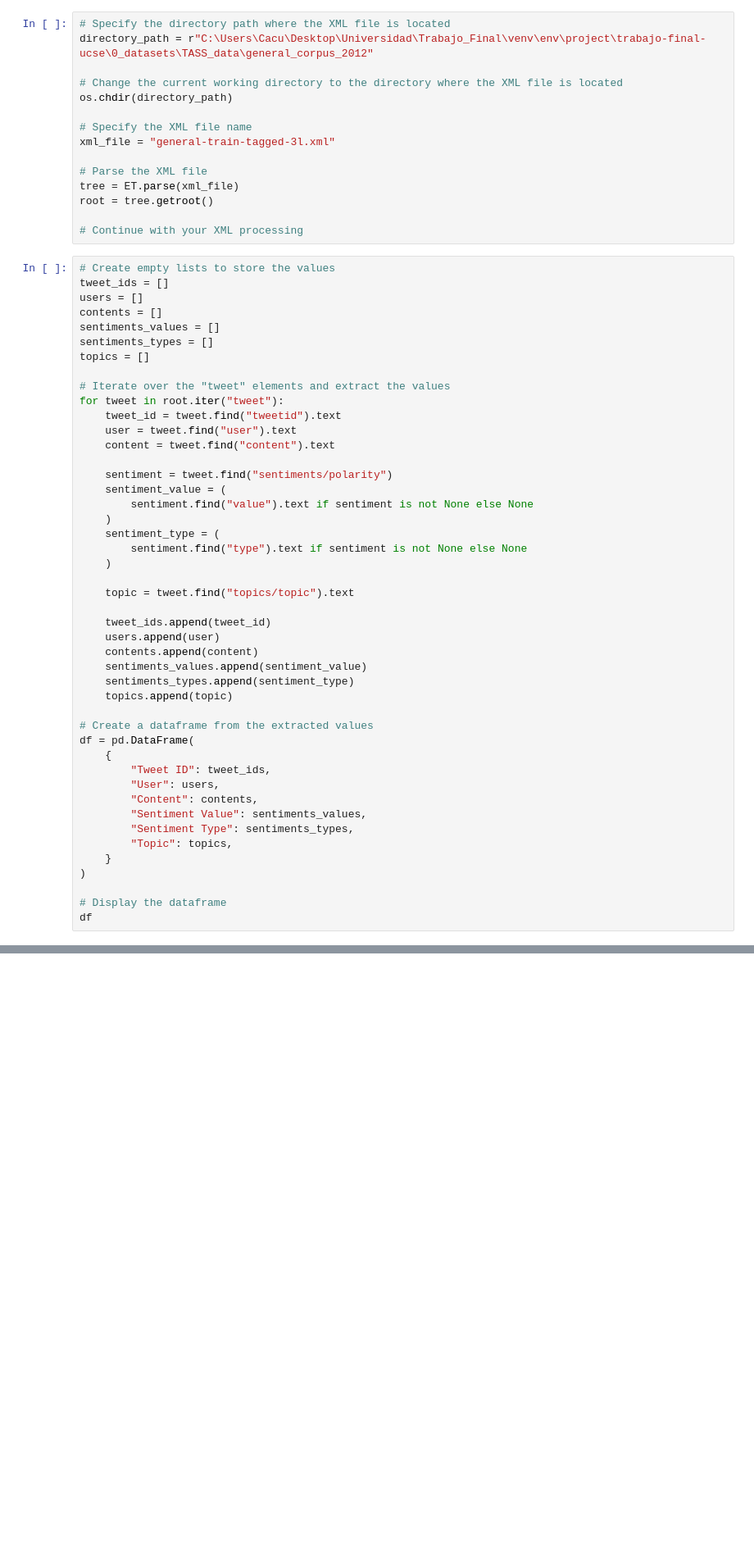
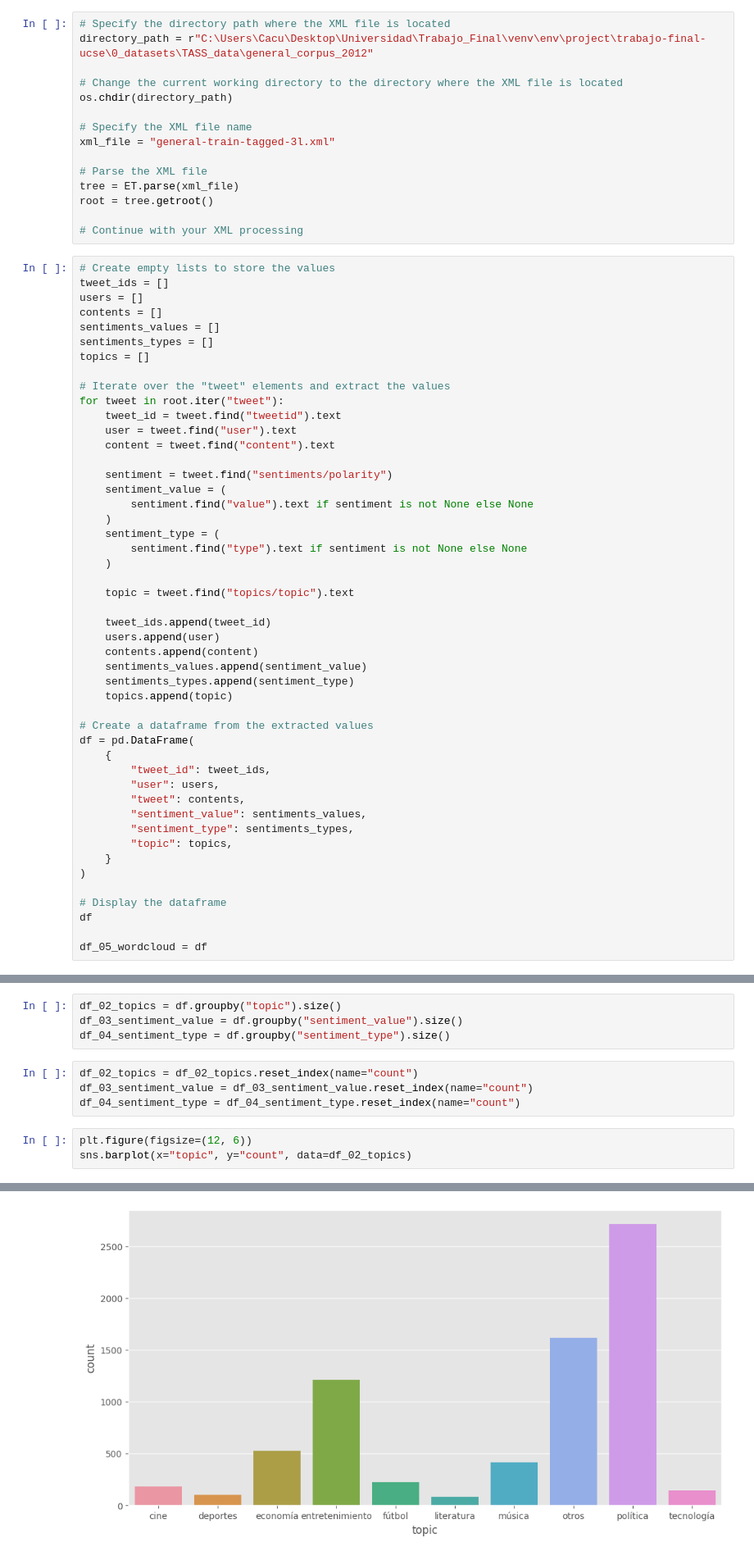
Before and after one commit to FrancoRossetti/trabajo-final-ucse, a Jupyter notebook: 1_eda-dataset/TASS_data dataset.ipynb, the cells around one changed output, grey strips where cells are left out. Shown: that part at 82% size. Cells and saved outputs as stored; diff of their text form; blank space fills up the shorter version.

```diff
--- a/1_eda-dataset/TASS_data dataset.ipynb
+++ b/1_eda-dataset/TASS_data dataset.ipynb
@@ -108,14 +125,16 @@ for tweet in root.iter("tweet"):
 # Create a dataframe from the extracted values
 df = pd.DataFrame(
     {
-        "Tweet ID": tweet_ids,
-        "User": users,
-        "Content": contents,
-        "Sentiment Value": sentiments_values,
-        "Sentiment Type": sentiments_types,
-        "Topic": topics,
+        "tweet_id": tweet_ids,
+        "user": users,
+        "tweet": contents,
+        "sentiment_value": sentiments_values,
+        "sentiment_type": sentiments_types,
+        "topic": topics,
     }
 )
 
 # Display the dataframe
 df
+
+df_05_wordcloud = df
@@ -135,0 +197,12 @@ df
+# %%
+df_02_topics = df.groupby("topic").size()
+df_03_sentiment_value = df.groupby("sentiment_value").size()
+df_04_sentiment_type = df.groupby("sentiment_type").size()
+# %%
+df_02_topics = df_02_topics.reset_index(name="count")
+df_03_sentiment_value = df_03_sentiment_value.reset_index(name="count")
+df_04_sentiment_type = df_04_sentiment_type.reset_index(name="count")
+# %%
+plt.figure(figsize=(12, 6))
+sns.barplot(x="topic", y="count", data=df_02_topics)
+# %% [output]
@@ -135,0 +210 @@ df
+[figure, added]
```
Also changed, not shown: parts of 13 cells of this notebook, 1 other file.
